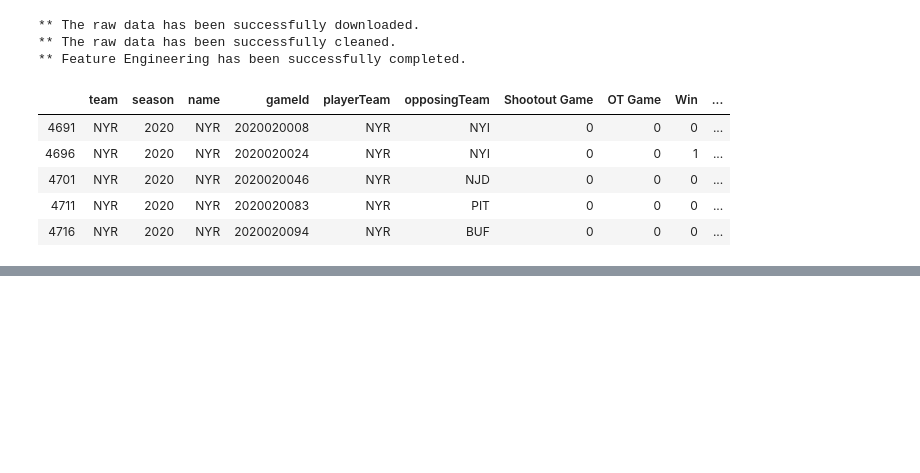
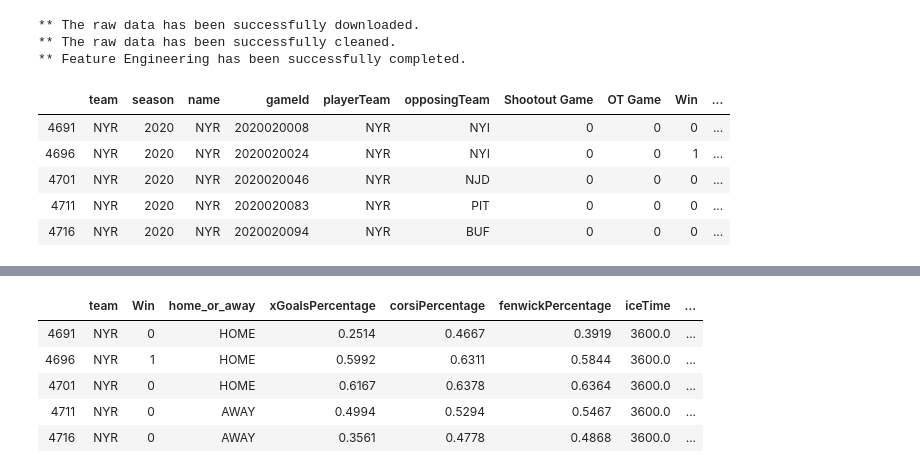
Before and after one commit to nanderson1982/NHL_Predicto, a Jupyter notebook: model/model_testing.ipynb, the cells around one changed output, grey strips where cells are left out. Cells and saved outputs as stored; diff of their text form; code cells hidden in the pictures; blank space fills up the shorter version.

```diff
--- a/model/model_testing.ipynb
+++ b/model/model_testing.ipynb
@@ -41,0 +54,13 @@ df.head()
+# %%
+corr.drop(['season', 'name', 'gameId', 'playerTeam', 'opposingTeam', 'gameDate', 'position', 'situation',
+           'Shootout Game', 'OT Game', 'Loss','playoffGame'],
+                 axis = 1,
+                 inplace= True)
+corr.head()
+# %% [output]
+|  | team | Win | home_or_away | xGoalsPercentage | corsiPercentage | fenwickPercentage | iceTime | ... |
+| 4691 | NYR | 0 | HOME | 0.2514 | 0.4667 | 0.3919 | 3600.0 | ... |
+| 4696 | NYR | 1 | HOME | 0.5992 | 0.6311 | 0.5844 | 3600.0 | ... |
+| 4701 | NYR | 0 | HOME | 0.6167 | 0.6378 | 0.6364 | 3600.0 | ... |
+| 4711 | NYR | 0 | AWAY | 0.4994 | 0.5294 | 0.5467 | 3600.0 | ... |
+| 4716 | NYR | 0 | AWAY | 0.3561 | 0.4778 | 0.4868 | 3600.0 | ... |
```
Also changed, not shown: parts of 10 cells of this notebook, 4 other files.
